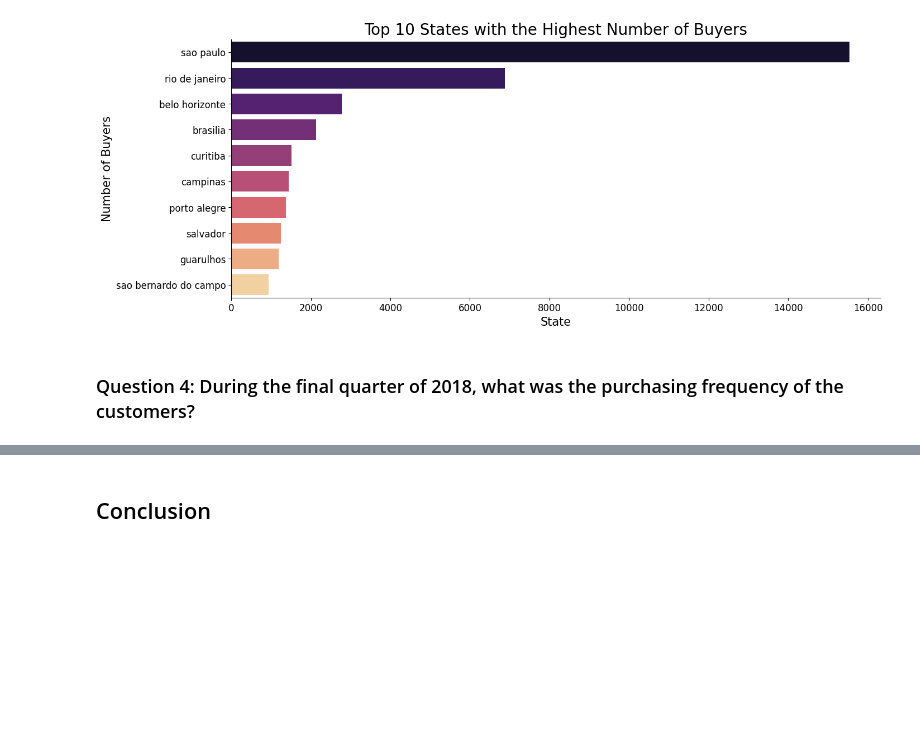
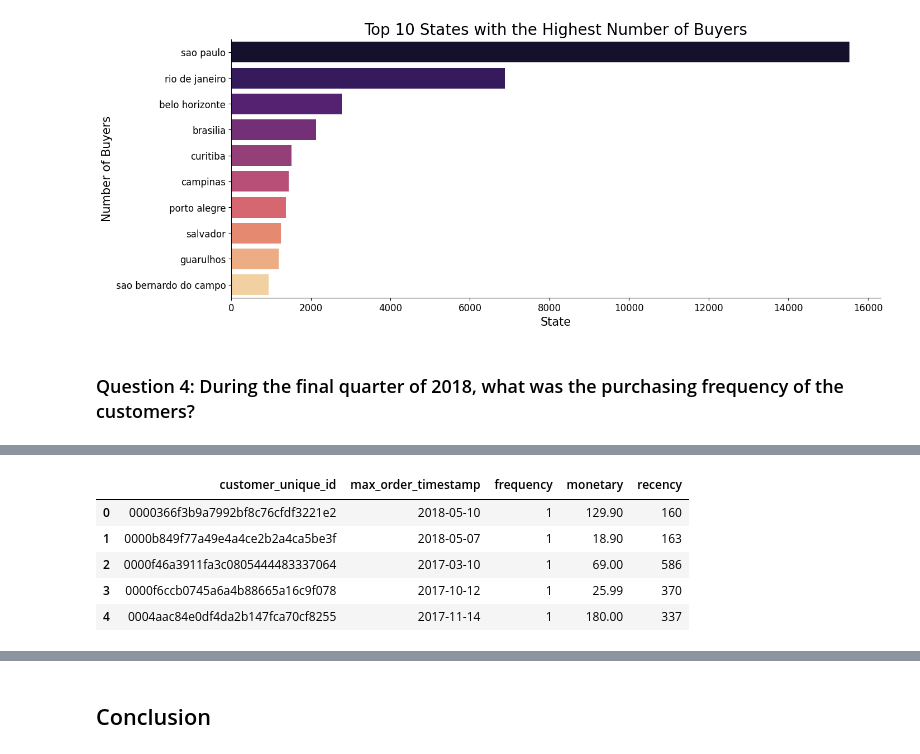
Before and after one commit to stefansphtr/Data-Analytics-Brazilian-Ecommerce, a Jupyter notebook: notebook.ipynb, the cells around one changed output, grey strips where cells are left out. Drawn from its saved outputs; the diff is of its cells as text; code cells hidden in the pictures; blank space fills up the shorter version.

```diff
--- a/notebook.ipynb
+++ b/notebook.ipynb
@@ -2652,2 +2674,13 @@ plt.tick_params(labelsize=12)
 # %%
 # Create a RFM analysis to answer the question "What is the RFM analysis of the customers?"
+
+# Create a new column that represent the monetary value of each order
+all_df["total_price"] = all_df["price"] * all_df["qty"]
+
+rfm_df = all_df.groupby("customer_unique_id", as_index=False).agg(
+    {"order_purchase_timestamp": "max", "order_id": "nunique", "total_price": "sum"}
+)
+
+rfm_df.columns = ["customer_unique_id", "max_order_timestamp", "frequency", "monetary"]
+
+rfm_df.head(5)
@@ -2653,0 +2694,20 @@ plt.tick_params(labelsize=12)
+# %%
+# Convert 'max_order_timestamp' to date
+rfm_df["max_order_timestamp"] = rfm_df["max_order_timestamp"].dt.date
+
+# Get the most recent date in 'order_purchase_timestamp'
+recent_date = orders_df["order_purchase_timestamp"].dt.date.max()
+
+# Create 'recency' column
+rfm_df["recency"] = rfm_df["max_order_timestamp"].apply(
+    lambda x: (recent_date - x).days
+)
+
+rfm_df.head(5)
+# %% [output]
+|  | customer_unique_id | max_order_timestamp | frequency | monetary | recency |
+| 0 | 0000366f3b9a7992bf8c76cfdf3221e2 | 2018-05-10 | 1 | 129.90 | 160 |
+| 1 | 0000b849f77a49e4a4ce2b2a4ca5be3f | 2018-05-07 | 1 | 18.90 | 163 |
+| 2 | 0000f46a3911fa3c0805444483337064 | 2017-03-10 | 1 | 69.00 | 586 |
+| 3 | 0000f6ccb0745a6a4b88665a16c9f078 | 2017-10-12 | 1 | 25.99 | 370 |
+| 4 | 0004aac84e0df4da2b147fca70cf8255 | 2017-11-14 | 1 | 180.00 | 337 |
```
Also changed, not shown: parts of 11 cells of this notebook.
